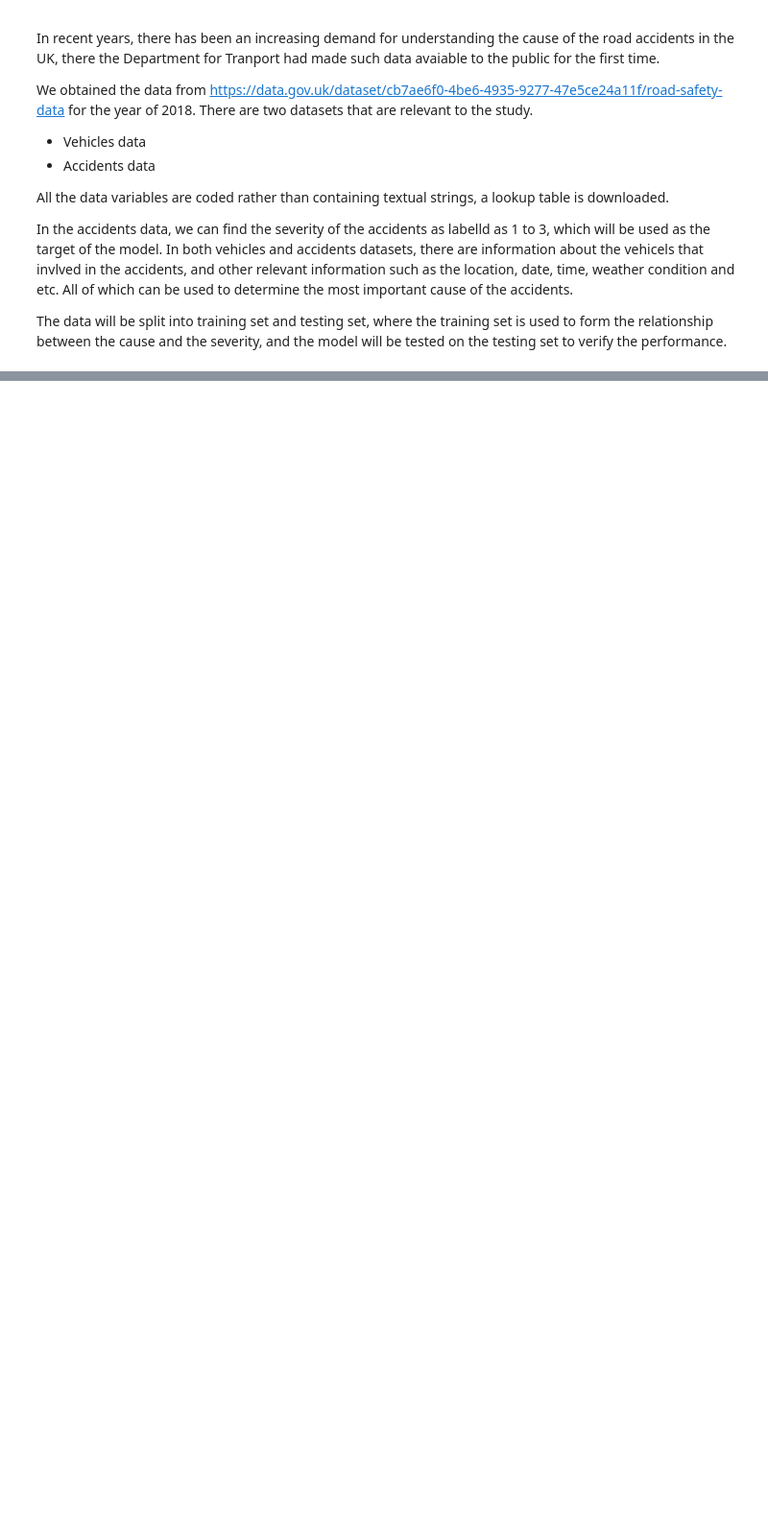
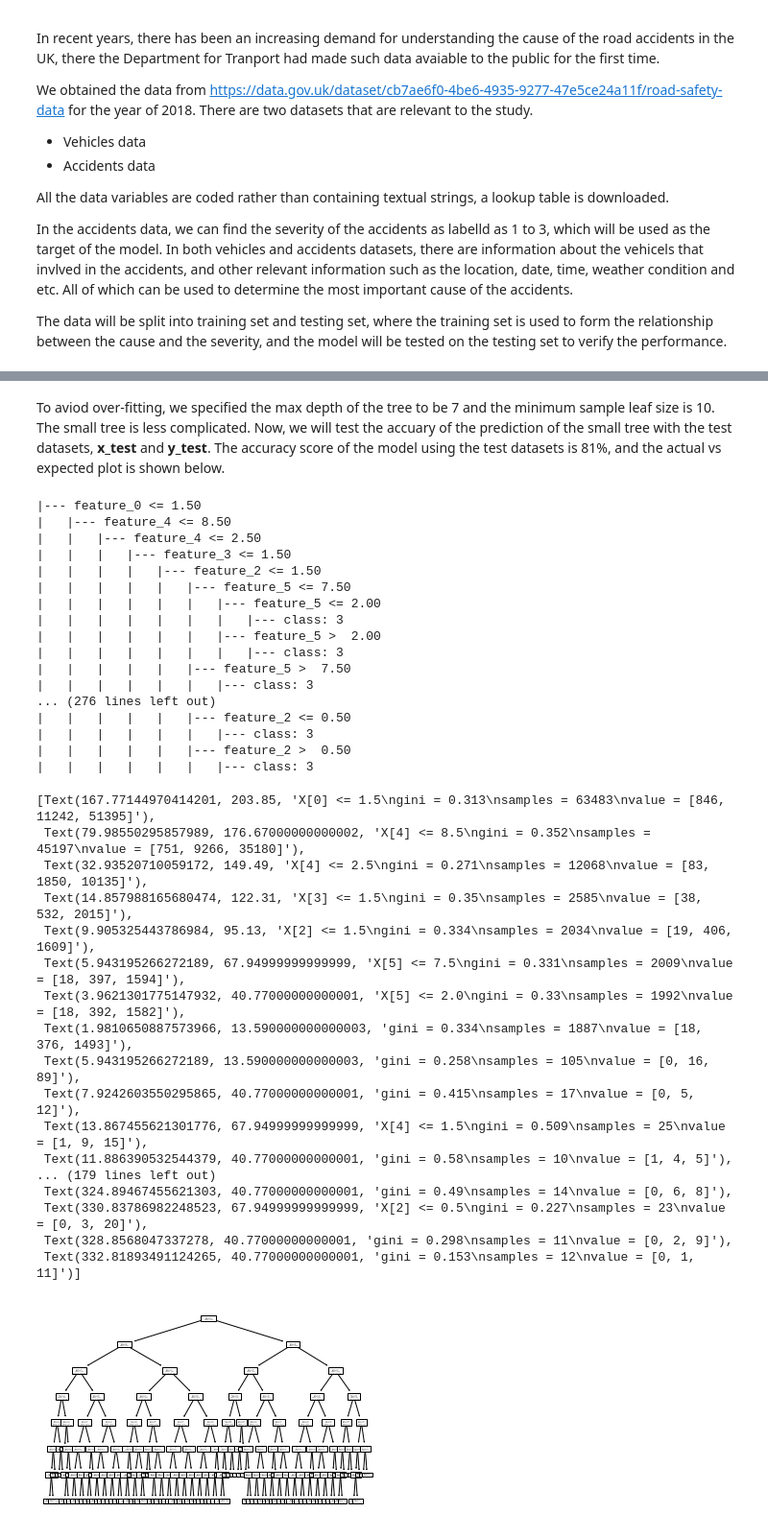
Before and after one commit to XChe2020/Coursera-Project, a Jupyter notebook: Week2.ipynb, the cells around one changed output, grey strips where cells are left out. Shown: that part at 96% size. Cells and saved outputs as stored; diff of their text form; code cells hidden in the pictures; blank space fills up the shorter version.

```diff
--- a/Week2.ipynb
+++ b/Week2.ipynb
@@ -31,0 +340,45 @@ Hello Capstone Project Course!
+# %% [markdown]
+To aviod over-fitting, we specified the max depth of the tree to be 7 and the minimum sample leaf size is 10. The small tree is less complicated. Now, we will test the accuary of the prediction of the small tree with the test datasets, **x_test** and **y_test**. The accuracy score of the model using the test datasets is 81%, and the actual vs expected plot is shown below.
+# %%
+clfSmall = DecisionTreeClassifier(max_depth=7,min_samples_leaf=10)
+clfSmall = clfSmall.fit(x_train,y_train)
+
+r = export_text(clfSmall)
+print(r)
+plot_tree(clfSmall)
+# %% [output]
+|--- feature_0 <= 1.50
+|   |--- feature_4 <= 8.50
+|   |   |--- feature_4 <= 2.50
+|   |   |   |--- feature_3 <= 1.50
+|   |   |   |   |--- feature_2 <= 1.50
+|   |   |   |   |   |--- feature_5 <= 7.50
+|   |   |   |   |   |   |--- feature_5 <= 2.00
+|   |   |   |   |   |   |   |--- class: 3
+|   |   |   |   |   |   |--- feature_5 >  2.00
+|   |   |   |   |   |   |   |--- class: 3
+|   |   |   |   |   |--- feature_5 >  7.50
+|   |   |   |   |   |   |--- class: 3
+... (276 lines left out)
+|   |   |   |   |   |--- feature_2 <= 0.50
+|   |   |   |   |   |   |--- class: 3
+|   |   |   |   |   |--- feature_2 >  0.50
+|   |   |   |   |   |   |--- class: 3
+[Text(167.77144970414201, 203.85, 'X[0] <= 1.5\ngini = 0.313\nsamples = 63483\nvalue = [846, 11242, 51395]'),
+ Text(79.98550295857989, 176.67000000000002, 'X[4] <= 8.5\ngini = 0.352\nsamples = 45197\nvalue = [751, 9266, 35180]'),
+ Text(32.93520710059172, 149.49, 'X[4] <= 2.5\ngini = 0.271\nsamples = 12068\nvalue = [83, 1850, 10135]'),
+ Text(14.857988165680474, 122.31, 'X[3] <= 1.5\ngini = 0.35\nsamples = 2585\nvalue = [38, 532, 2015]'),
+ Text(9.905325443786984, 95.13, 'X[2] <= 1.5\ngini = 0.334\nsamples = 2034\nvalue = [19, 406, 1609]'),
+ Text(5.943195266272189, 67.94999999999999, 'X[5] <= 7.5\ngini = 0.331\nsamples = 2009\nvalue = [18, 397, 1594]'),
+ Text(3.9621301775147932, 40.77000000000001, 'X[5] <= 2.0\ngini = 0.33\nsamples = 1992\nvalue = [18, 392, 1582]'),
+ Text(1.9810650887573966, 13.590000000000003, 'gini = 0.334\nsamples = 1887\nvalue = [18, 376, 1493]'),
+ Text(5.943195266272189, 13.590000000000003, 'gini = 0.258\nsamples = 105\nvalue = [0, 16, 89]'),
+ Text(7.9242603550295865, 40.77000000000001, 'gini = 0.415\nsamples = 17\nvalue = [0, 5, 12]'),
+ Text(13.867455621301776, 67.94999999999999, 'X[4] <= 1.5\ngini = 0.509\nsamples = 25\nvalue = [1, 9, 15]'),
+ Text(11.886390532544379, 40.77000000000001, 'gini = 0.58\nsamples = 10\nvalue = [1, 4, 5]'),
+... (179 lines left out)
+ Text(324.89467455621303, 40.77000000000001, 'gini = 0.49\nsamples = 14\nvalue = [0, 6, 8]'),
+ Text(330.83786982248523, 67.94999999999999, 'X[2] <= 0.5\ngini = 0.227\nsamples = 23\nvalue = [0, 3, 20]'),
+ Text(328.8568047337278, 40.77000000000001, 'gini = 0.298\nsamples = 11\nvalue = [0, 2, 9]'),
+ Text(332.81893491124265, 40.77000000000001, 'gini = 0.153\nsamples = 12\nvalue = [0, 1, 11]')]
+[figure, added]
```
Also changed, not shown: parts of 39 cells of this notebook.
